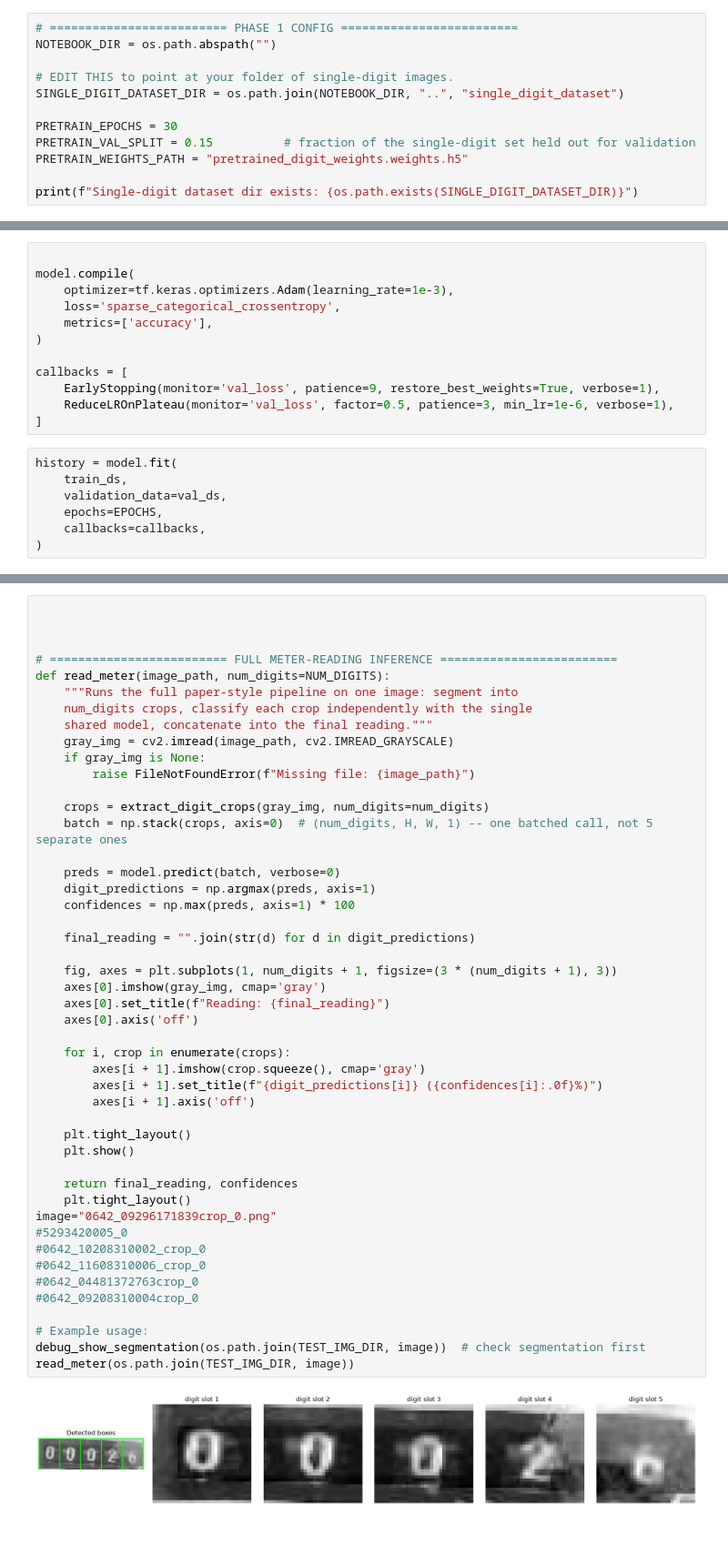
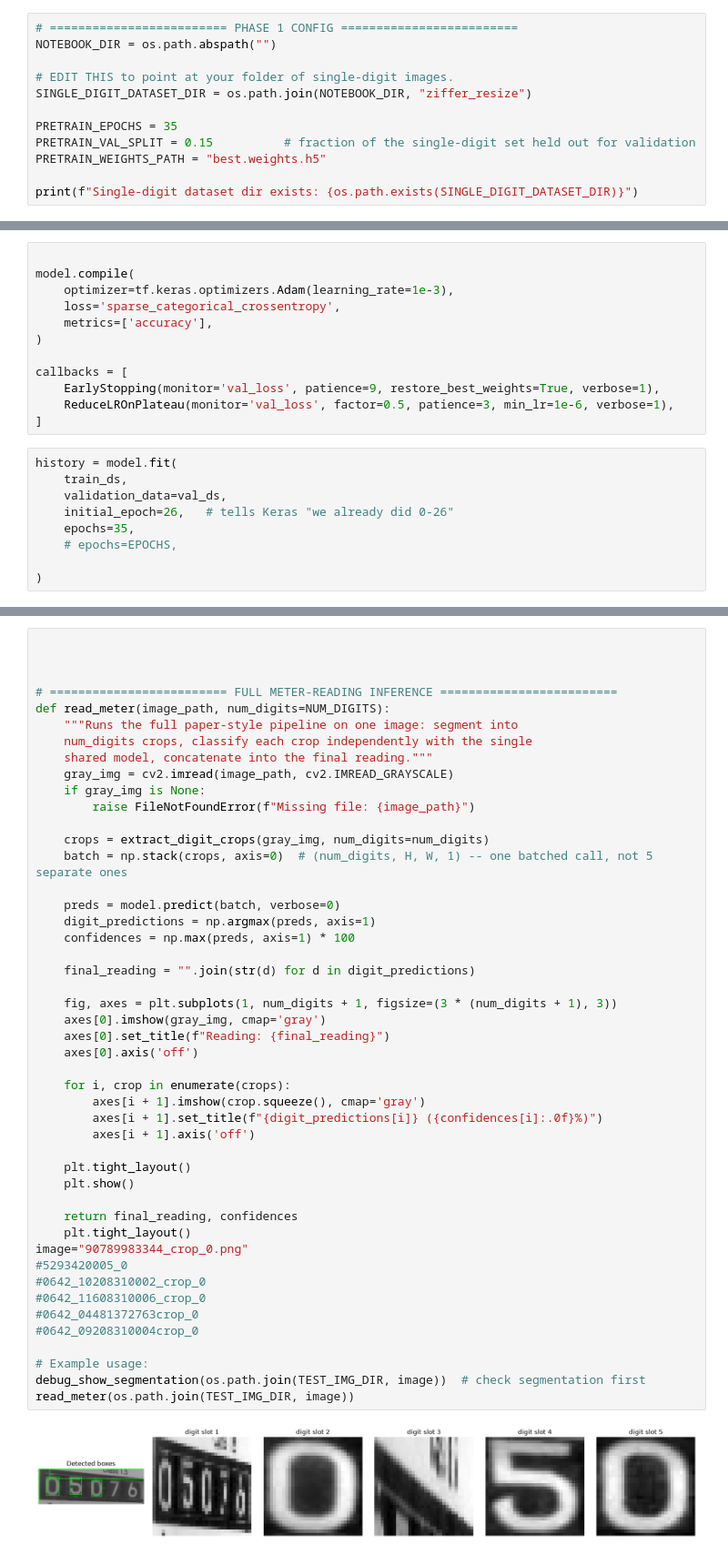
Before and after one commit to Uzair047C/internship_computer_visions_engineering, a Jupyter notebook: cnns_training/vgg_net_copy_custom.ipynb, the cells around one changed output, grey strips where cells are left out. Shown at 91% size. Saved outputs shown, nothing was run; the diff lists cells and outputs as text.

```diff
--- a/cnns_training/vgg_net_copy_custom.ipynb
+++ b/cnns_training/vgg_net_copy_custom.ipynb
@@ -97,10 +97,10 @@ Each image in this dataset shows exactly **one** digit, and the **first characte
 NOTEBOOK_DIR = os.path.abspath("")
 
 # EDIT THIS to point at your folder of single-digit images.
-SINGLE_DIGIT_DATASET_DIR = os.path.join(NOTEBOOK_DIR, "..", "single_digit_dataset")
+SINGLE_DIGIT_DATASET_DIR = os.path.join(NOTEBOOK_DIR, "ziffer_resize")
 
-PRETRAIN_EPOCHS = 30
+PRETRAIN_EPOCHS = 35
 PRETRAIN_VAL_SPLIT = 0.15          # fraction of the single-digit set held out for validation
-PRETRAIN_WEIGHTS_PATH = "pretrained_digit_weights.weights.h5"
+PRETRAIN_WEIGHTS_PATH = "best.weights.h5"
 
 print(f"Single-digit dataset dir exists: {os.path.exists(SINGLE_DIGIT_DATASET_DIR)}")
@@ -489,7 +516,9 @@ callbacks = [
 history = model.fit(
     train_ds,
     validation_data=val_ds,
-    epochs=EPOCHS,
-    callbacks=callbacks,
+    initial_epoch=26,   # tells Keras "we already did 0-26"
+    epochs=35,
+    # epochs=EPOCHS,
+
 )
 # %% [output]
@@ -581,32 +610,32 @@ def read_meter(image_path, num_digits=NUM_DIGITS):
     digit_predictions = np.argmax(preds, axis=1)
     confidences = np.max(preds, axis=1) * 100
 
     final_reading = "".join(str(d) for d in digit_predictions)
 
     fig, axes = plt.subplots(1, num_digits + 1, figsize=(3 * (num_digits + 1), 3))
     axes[0].imshow(gray_img, cmap='gray')
     axes[0].set_title(f"Reading: {final_reading}")
     axes[0].axis('off')
 
     for i, crop in enumerate(crops):
         axes[i + 1].imshow(crop.squeeze(), cmap='gray')
         axes[i + 1].set_title(f"{digit_predictions[i]} ({confidences[i]:.0f}%)")
         axes[i + 1].axis('off')
 
     plt.tight_layout()
     plt.show()
 
     return final_reading, confidences
     plt.tight_layout()
-image="0642_09296171839crop_0.png"
+image="90789983344_crop_0.png"
 #5293420005_0
 #0642_10208310002_crop_0
 #0642_11608310006_crop_0
 #0642_04481372763crop_0
 #0642_09208310004crop_0
 
 # Example usage:
 debug_show_segmentation(os.path.join(TEST_IMG_DIR, image))  # check segmentation first
 read_meter(os.path.join(TEST_IMG_DIR, image))
 # %% [output]
-[figure, old version]
+[figure, new version]
```
Also changed, not shown: parts of 15 cells of this notebook.
